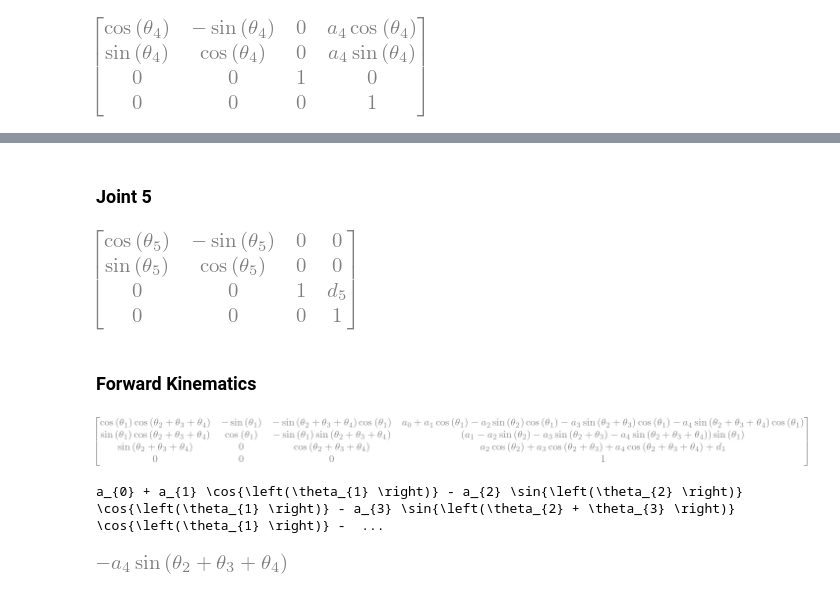
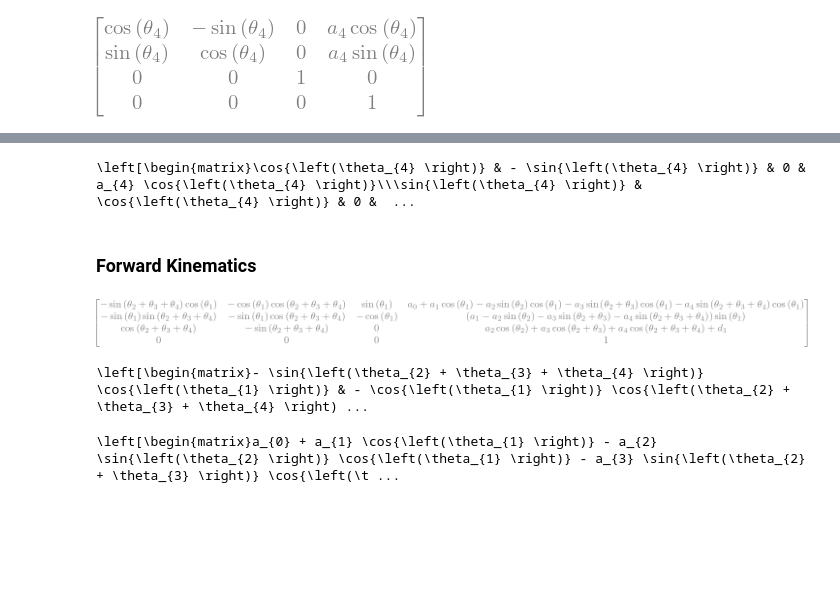
Before and after one commit to lfrecalde1/Simulacion_Control_Sistemas_Roboticos, a Jupyter notebook: Kuka_kinematics/Kuka_youbot_forward_kinematics.ipynb, the cells around one changed output, grey strips where cells are left out. Cells and saved outputs as stored; diff of their text form; code cells hidden in the pictures; blank space fills up the shorter version.

```diff
--- a/Kuka_kinematics/Kuka_youbot_forward_kinematics.ipynb
+++ b/Kuka_kinematics/Kuka_youbot_forward_kinematics.ipynb
@@ -46,5 +50,5 @@ d_1 = symbols("d_1",  real=True)
 alpha_1 = pi/2
 theta_1 = symbols("theta_1",  real=True)
 # %%
-A_1 = denavit(a_1, alpha_1, d_1, theta_1)
+H12 = denavit(a_1, alpha_1, d_1, theta_1)
 # %%
@@ -60,4 +68,4 @@ alpha_2 = 0
 theta_2 = symbols("theta_2",  real=True)
 theta_2 = theta_2
 # %%
-A_2 = denavit(a_2, alpha_2, d_2, theta_2 + pi/2)
+H23 = denavit(a_2, alpha_2, d_2, theta_2 + pi/2)
@@ -73,5 +85,5 @@ d_3 = 0
 alpha_3 = 0
 theta_3 = symbols("theta_3",  real=True)
 # %%
-A_3 = denavit(a_3, alpha_3, d_3, theta_3)
+H34 = denavit(a_3, alpha_3, d_3, theta_3)
 # %%
@@ -86,7 +102,7 @@ d_4 = 0.0
 alpha_4 = 0.0
 theta_4 = symbols("theta_4",  real=True)
 # %%
-A_4 = denavit(a_4, alpha_4, d_4, theta_4)
-A_4
+H45 = denavit(a_4, alpha_4, d_4, theta_4)
+H45
 # %% [output]
 [figure]
@@ -105,2 +108,0 @@ A_5_1
-# %% [markdown]
-### Joint 5
@@ -112,24 +109,24 @@ theta_5 = symbols("theta_5",  real=True)
-# %%
-A_5 = denavit(a_5, alpha_5, d_5, theta_5)
-A_5
-# %% [output]
-[figure, removed]
+# %%
+print_latex(H45)
+# %% [output]
+\left[\begin{matrix}\cos{\left(\theta_{4} \right)} & - \sin{\left(\theta_{4} \right)} & 0 & a_{4} \cos{\left(\theta_{4} \right)}\\\sin{\left(\theta_{4} \right)} & \cos{\left(\theta_{4} \right)} & 0 &  ...
 # %% [markdown]
 ### Forward Kinematics
 # %%
-T = simplify(A_0@A_1@A_2@A_3@A_4@A_5_1)
+T = simplify(H01@H12@H23@H34@H45)
 T
 # %% [output]
-[figure, old version]
+[figure, new version]
+# %%
+print_latex(T)
+# %% [output]
+\left[\begin{matrix}- \sin{\left(\theta_{2} + \theta_{3} + \theta_{4} \right)} \cos{\left(\theta_{1} \right)} & - \cos{\left(\theta_{1} \right)} \cos{\left(\theta_{2} + \theta_{3} + \theta_{4} \right) ...
 # %%
 P = T[0:3, 3]
 Px = T[0, 3]
-print_latex(Px)
-# %% [output]
-a_{0} + a_{1} \cos{\left(\theta_{1} \right)} - a_{2} \sin{\left(\theta_{2} \right)} \cos{\left(\theta_{1} \right)} - a_{3} \sin{\left(\theta_{2} + \theta_{3} \right)} \cos{\left(\theta_{1} \right)} -  ...
+# %%
+print_latex(P)
+# %% [output]
+\left[\begin{matrix}a_{0} + a_{1} \cos{\left(\theta_{1} \right)} - a_{2} \sin{\left(\theta_{2} \right)} \cos{\left(\theta_{1} \right)} - a_{3} \sin{\left(\theta_{2} + \theta_{3} \right)} \cos{\left(\t ...
 # %%
 dp = P.jacobian([theta_1, theta_2, theta_3, theta_4])
-# %%
-dp[2,3]
-# %% [output]
-[figure, removed]
```
Also changed, not shown: parts of 15 cells of this notebook, 8 other files.
